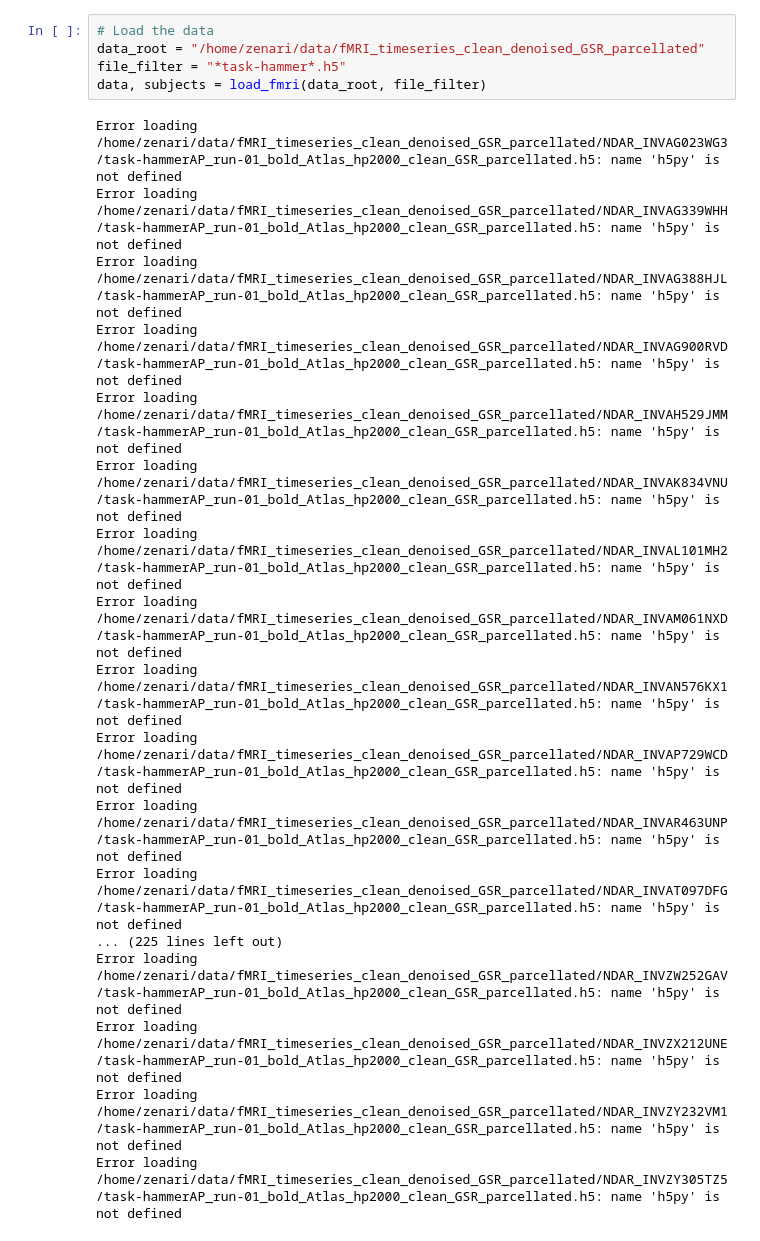
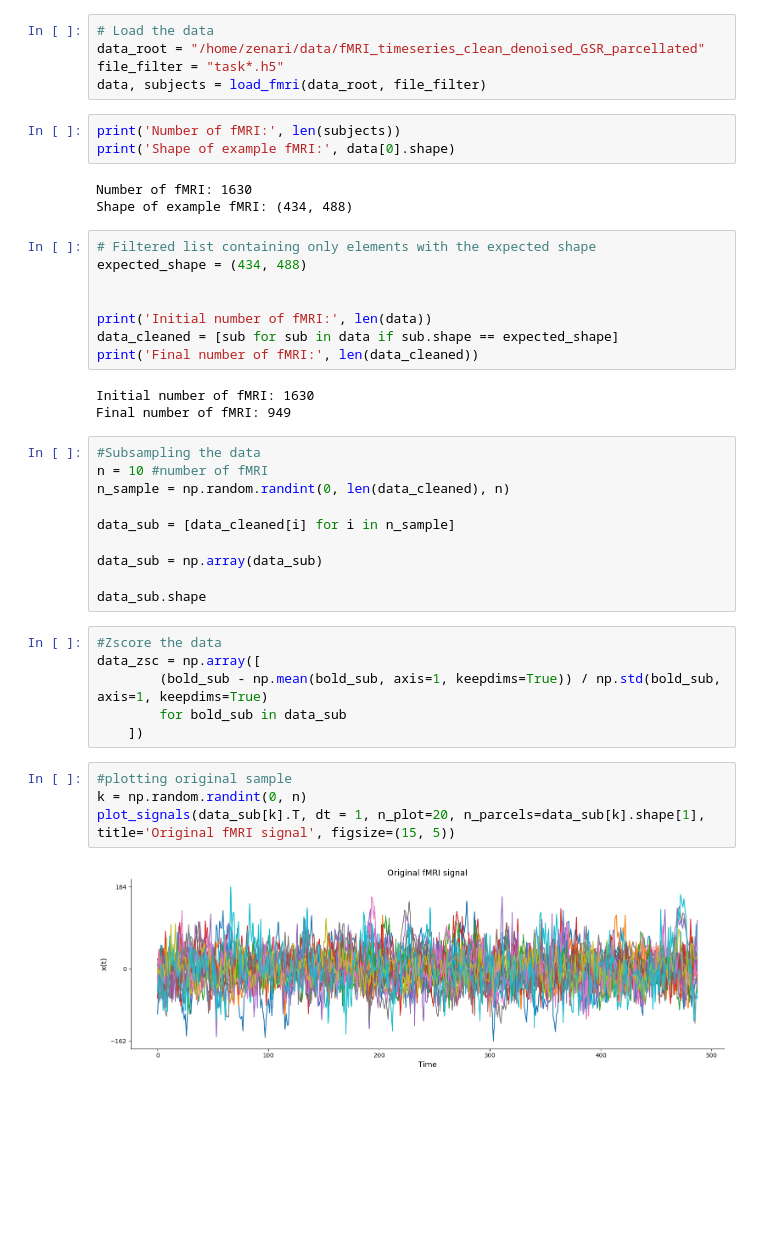
Before and after one commit to MarcoZenari/brainhackRome2025, a Jupyter notebook: hmm_fit.ipynb, the cells around one changed output. Drawn from its saved outputs; the diff is of its cells as text; blank space fills up the shorter version.

Commit message:
load and clean data for benchmarking; time to start fitting hmm

```diff
--- a/hmm_fit.ipynb
+++ b/hmm_fit.ipynb
@@ -39,23 +103,44 @@ def load_fmri(data_root, file_pattern):
 # %%
 # Load the data
 data_root = "/home/zenari/data/fMRI_timeseries_clean_denoised_GSR_parcellated"
-file_filter = "*task-hammer*.h5"
+file_filter = "task*.h5"
 data, subjects = load_fmri(data_root, file_filter)
-# %% [output]
-Error loading /home/zenari/data/fMRI_timeseries_clean_denoised_GSR_parcellated/NDAR_INVAG023WG3/task-hammerAP_run-01_bold_Atlas_hp2000_clean_GSR_parcellated.h5: name 'h5py' is not defined
-Error loading /home/zenari/data/fMRI_timeseries_clean_denoised_GSR_parcellated/NDAR_INVAG339WHH/task-hammerAP_run-01_bold_Atlas_hp2000_clean_GSR_parcellated.h5: name 'h5py' is not defined
-Error loading /home/zenari/data/fMRI_timeseries_clean_denoised_GSR_parcellated/NDAR_INVAG388HJL/task-hammerAP_run-01_bold_Atlas_hp2000_clean_GSR_parcellated.h5: name 'h5py' is not defined
-Error loading /home/zenari/data/fMRI_timeseries_clean_denoised_GSR_parcellated/NDAR_INVAG900RVD/task-hammerAP_run-01_bold_Atlas_hp2000_clean_GSR_parcellated.h5: name 'h5py' is not defined
-Error loading /home/zenari/data/fMRI_timeseries_clean_denoised_GSR_parcellated/NDAR_INVAH529JMM/task-hammerAP_run-01_bold_Atlas_hp2000_clean_GSR_parcellated.h5: name 'h5py' is not defined
-Error loading /home/zenari/data/fMRI_timeseries_clean_denoised_GSR_parcellated/NDAR_INVAK834VNU/task-hammerAP_run-01_bold_Atlas_hp2000_clean_GSR_parcellated.h5: name 'h5py' is not defined
-Error loading /home/zenari/data/fMRI_timeseries_clean_denoised_GSR_parcellated/NDAR_INVAL101MH2/task-hammerAP_run-01_bold_Atlas_hp2000_clean_GSR_parcellated.h5: name 'h5py' is not defined
-Error loading /home/zenari/data/fMRI_timeseries_clean_denoised_GSR_parcellated/NDAR_INVAM061NXD/task-hammerAP_run-01_bold_Atlas_hp2000_clean_GSR_parcellated.h5: name 'h5py' is not defined
-Error loading /home/zenari/data/fMRI_timeseries_clean_denoised_GSR_parcellated/NDAR_INVAN576KX1/task-hammerAP_run-01_bold_Atlas_hp2000_clean_GSR_parcellated.h5: name 'h5py' is not defined
-Error loading /home/zenari/data/fMRI_timeseries_clean_denoised_GSR_parcellated/NDAR_INVAP729WCD/task-hammerAP_run-01_bold_Atlas_hp2000_clean_GSR_parcellated.h5: name 'h5py' is not defined
-Error loading /home/zenari/data/fMRI_timeseries_clean_denoised_GSR_parcellated/NDAR_INVAR463UNP/task-hammerAP_run-01_bold_Atlas_hp2000_clean_GSR_parcellated.h5: name 'h5py' is not defined
-Error loading /home/zenari/data/fMRI_timeseries_clean_denoised_GSR_parcellated/NDAR_INVAT097DFG/task-hammerAP_run-01_bold_Atlas_hp2000_clean_GSR_parcellated.h5: name 'h5py' is not defined
-... (225 lines left out)
-Error loading /home/zenari/data/fMRI_timeseries_clean_denoised_GSR_parcellated/NDAR_INVZW252GAV/task-hammerAP_run-01_bold_Atlas_hp2000_clean_GSR_parcellated.h5: name 'h5py' is not defined
-Error loading /home/zenari/data/fMRI_timeseries_clean_denoised_GSR_parcellated/NDAR_INVZX212UNE/task-hammerAP_run-01_bold_Atlas_hp2000_clean_GSR_parcellated.h5: name 'h5py' is not defined
-Error loading /home/zenari/data/fMRI_timeseries_clean_denoised_GSR_parcellated/NDAR_INVZY232VM1/task-hammerAP_run-01_bold_Atlas_hp2000_clean_GSR_parcellated.h5: name 'h5py' is not defined
-Error loading /home/zenari/data/fMRI_timeseries_clean_denoised_GSR_parcellated/NDAR_INVZY305TZ5/task-hammerAP_run-01_bold_Atlas_hp2000_clean_GSR_parcellated.h5: name 'h5py' is not defined
+# %%
+print('Number of fMRI:', len(subjects))
+print('Shape of example fMRI:', data[0].shape)
+# %% [output]
+Number of fMRI: 1630
+Shape of example fMRI: (434, 488)
+# %%
+# Filtered list containing only elements with the expected shape
+expected_shape = (434, 488)
+
+
+print('Initial number of fMRI:', len(data))
+data_cleaned = [sub for sub in data if sub.shape == expected_shape]
+print('Final number of fMRI:', len(data_cleaned))
+# %% [output]
+Initial number of fMRI: 1630
+Final number of fMRI: 949
+# %%
+#Subsampling the data
+n = 10 #number of fMRI
+n_sample = np.random.randint(0, len(data_cleaned), n)
+
+data_sub = [data_cleaned[i] for i in n_sample]
+
+data_sub = np.array(data_sub)
+
+data_sub.shape
+# %%
+#Zscore the data
+data_zsc = np.array([
+        (bold_sub - np.mean(bold_sub, axis=1, keepdims=True)) / np.std(bold_sub, axis=1, keepdims=True)
+        for bold_sub in data_sub
+    ])
+# %%
+#plotting original sample
+k = np.random.randint(0, n)
+plot_signals(data_sub[k].T, dt = 1, n_plot=20, n_parcels=data_sub[k].shape[1], title='Original fMRI signal', figsize=(15, 5))
+# %% [output]
+[figure, added]
```
Also changed, not shown: parts of 5 cells of this notebook.
